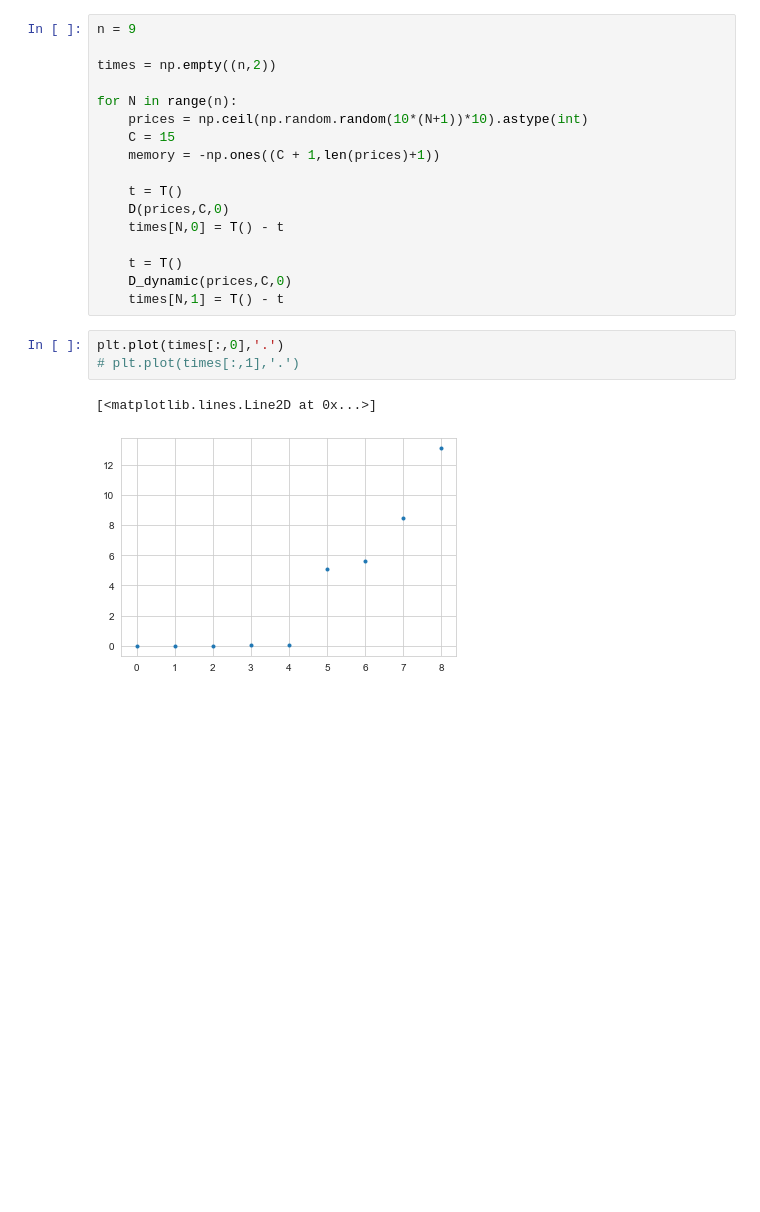
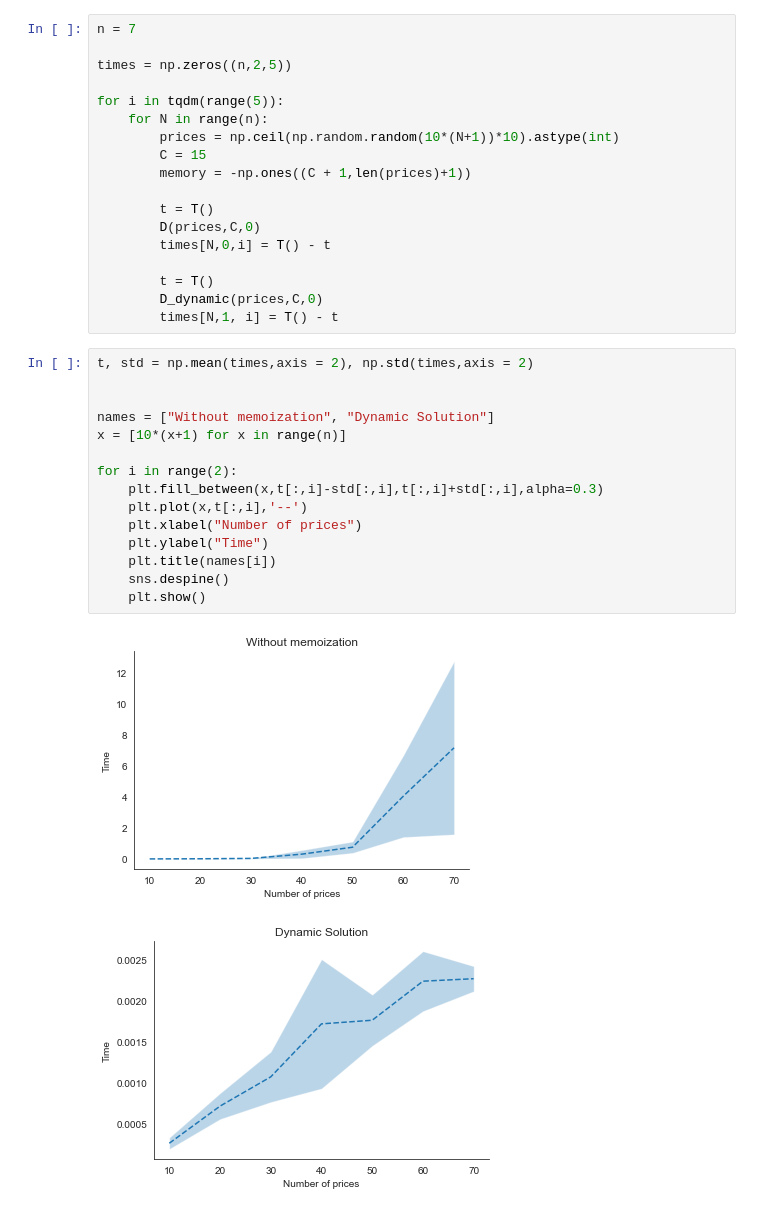
Before and after one commit to JakobSchauser/MLandData, a Jupyter notebook: AD/Check Pseudocode.ipynb, the cells around one changed output. Saved outputs shown, nothing was run; the diff lists cells and outputs as text; blank space fills up the shorter version.

```diff
--- a/AD/Check Pseudocode.ipynb
+++ b/AD/Check Pseudocode.ipynb
@@ -43,25 +44,38 @@ def D_dynamic(prices,  C,  i):
     memory[C,i] = _self + _next
     return memory[C,i]
 # %%
-n = 9
+n = 7
 
-times = np.empty((n,2))
+times = np.zeros((n,2,5))
 
-for N in range(n):
-    prices = np.ceil(np.random.random(10*(N+1))*10).astype(int)
-    C = 15
-    memory = -np.ones((C + 1,len(prices)+1))
+for i in tqdm(range(5)):
+    for N in range(n):
+        prices = np.ceil(np.random.random(10*(N+1))*10).astype(int)
+        C = 15
+        memory = -np.ones((C + 1,len(prices)+1))
 
-    t = T()
-    D(prices,C,0)
-    times[N,0] = T() - t
+        t = T()
+        D(prices,C,0)
+        times[N,0,i] = T() - t
 
-    t = T()
-    D_dynamic(prices,C,0)
-    times[N,1] = T() - t
+        t = T()
+        D_dynamic(prices,C,0)
+        times[N,1, i] = T() - t
 # %%
-plt.plot(times[:,0],'.')
-# plt.plot(times[:,1],'.')
+t, std = np.mean(times,axis = 2), np.std(times,axis = 2)
+
+
+names = ["Without memoization", "Dynamic Solution"]
+x = [10*(x+1) for x in range(n)]
+
+for i in range(2):
+    plt.fill_between(x,t[:,i]-std[:,i],t[:,i]+std[:,i],alpha=0.3)
+    plt.plot(x,t[:,i],'--')
+    plt.xlabel("Number of prices")
+    plt.ylabel("Time")
+    plt.title(names[i])
+    sns.despine()
+    plt.show()
 # %% [output]
-[<matplotlib.lines.Line2D at 0x...>]
-[figure, old version]
+[figure, new version]
+[figure, added]
```
Also changed, not shown: parts of 1 cell of this notebook, 2 other files.
